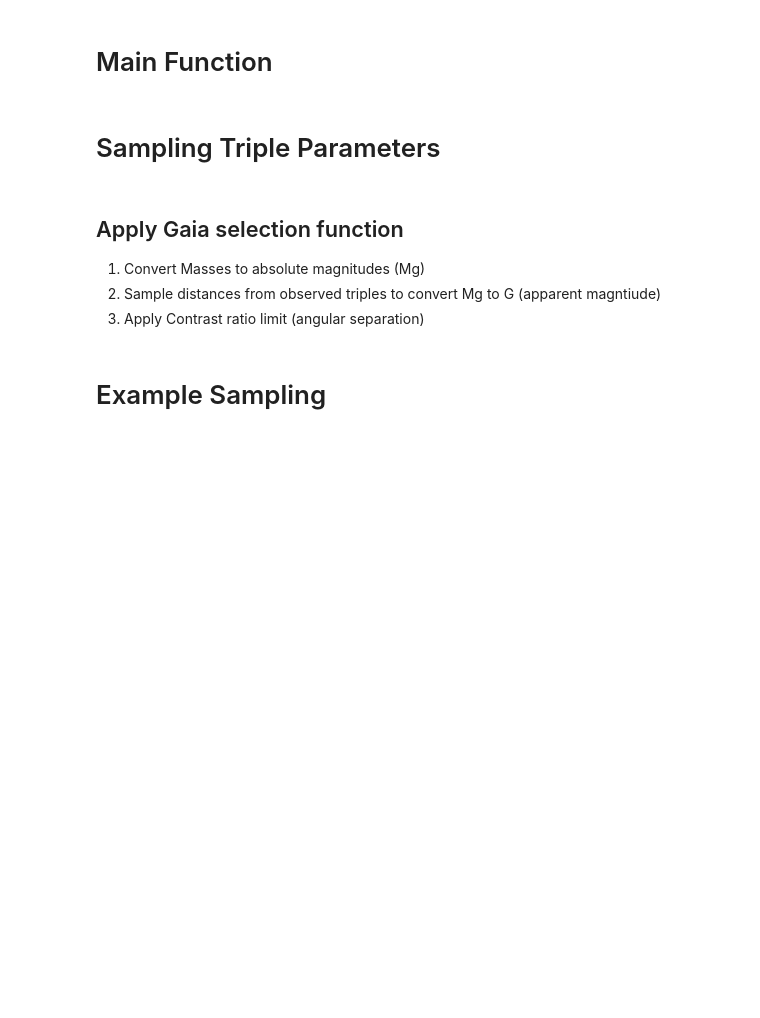
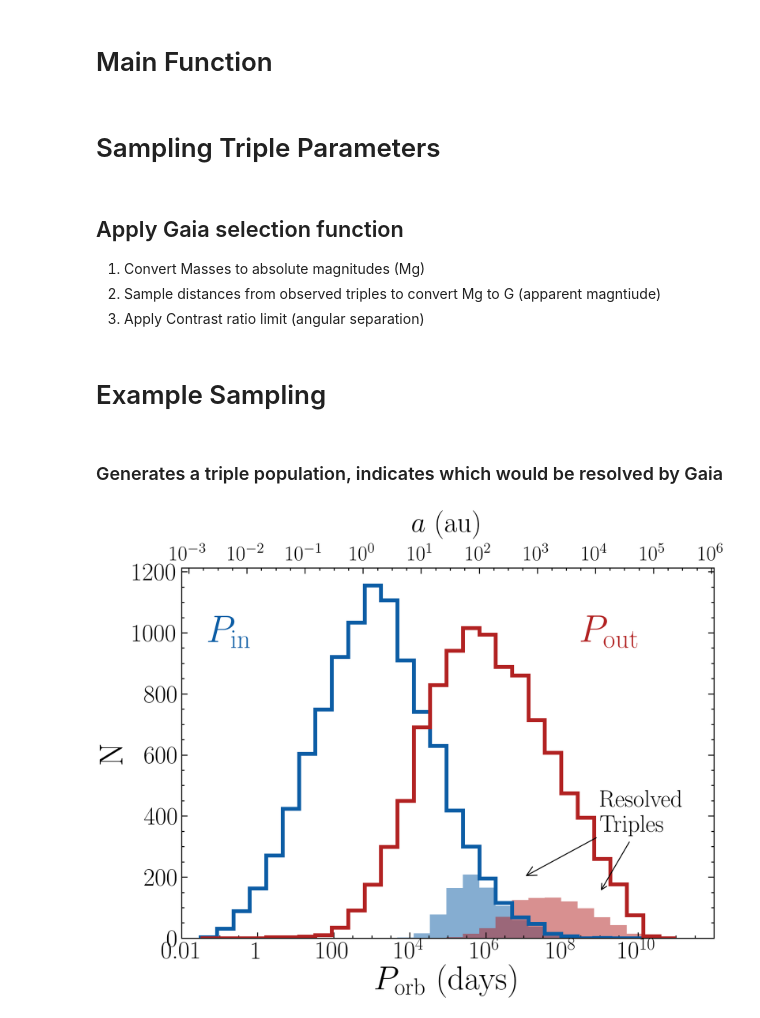
Before and after one commit to cheyanneshariat/gaia_triples, a Jupyter notebook: sampling_triples.ipynb, the cells around one changed output. Cells and saved outputs as stored; diff of their text form; code cells hidden in the pictures; blank space fills up the shorter version.

```diff
--- a/sampling_triples.ipynb
+++ b/sampling_triples.ipynb
@@ -285,7 +276,7 @@ def initial_conditions(IMF : str = 'constant_SFR',
 m1s,m2s,m3s,a1s,a2s,e1s,e2s = [],[],[],[],[], [], []
 
 for _ in range(10000):
-    m1,m2,m3,R1,R2,beta,beta2,gamma,gamma2,a1,a2,e1,e2,g1,g2,i,t_i,age = initial_conditions(IMF = 'constant_SFR', Periods = 'DM91', mass_ratios='uniform')
+    m1,m2,m3,R1,R2,beta,beta2,gamma,gamma2,a1,a2,e1,e2,g1,g2,i,t_i,age = initial_conditions(IMF = 'constant_SFR', Periods = 'DM91', mass_ratios='default')
     m1s.append(m1),m2s.append(m2),m3s.append(m3)
     a1s.append(a1),a2s.append(a2)
     e1s.append(e1),e2s.append(e2)
@@ -322,12 +310,14 @@ triples_catalog = pd.read_csv(data_PATH + "triples_catalog.csv")
 triple150 = resolved_triples.query("1000/inner_star1_parallax<100 and triple_type == 'MSMS-MS'")
 # %% [markdown]
 # Example Sampling
+# %% [markdown]
+### Generates a triple population, indicates which would be resolved by Gaia
 # %%
-def sample_all(this_IMF = 'cosmic_constant_SFR', this_Periods = 'DM91', this_IMRD='default'):
+def sample_all(this_IMF = 'constant_SFR', this_Periods = 'DM91', this_IMRD='default'):
     m1s,m2s,m3s,a1s,a2s,e1s,e2s = [],[],[],[],[], [], []
 
     for _ in range(10000):
-        m1,m2,m3,R1,R2,spin1P,spin2P,beta,beta2,gamma,gamma2,a1,a2,e1,e2,g1,g2,i,t_i,age,idum = initial_conditions(IMF = this_IMF, Periods = this_Periods, IMRD=this_IMRD)
+        m1,m2,m3,R1,R2,beta,beta2,gamma,gamma2,a1,a2,e1,e2,g1,g2,i,t_i,age = initial_conditions(IMF = this_IMF, Periods = this_Periods, mass_ratios=this_IMRD)
         m1s.append(m1),m2s.append(m2),m3s.append(m3)
         a1s.append(a1),a2s.append(a2)
         e1s.append(e1),e2s.append(e2)
@@ -357,14 +347,13 @@ def sample_all(this_IMF = 'cosmic_constant_SFR', this_Periods = 'DM91', this_IMR
     return results_df
 
 # different log-normal for solar-type and for low-mass stars
-results_df_dm91comb = sample_all(this_IMF = 'cosmic_constant_SFR', this_Periods = 'combined_log_normal', this_IMRD='default')
+results_df_dm91comb = sample_all(this_IMF = 'constant_SFR', this_Periods = 'combined_log_normal', this_IMRD='default')
 
-results_df_dm91 = sample_all(this_IMF = 'cosmic_constant_SFR', this_Periods = 'DM91', this_IMRD='default')
+# results_df_dm91 = sample_all(this_IMF = 'constant_SFR', this_Periods = 'DM91', this_IMRD='default')
 
-results_df_ragh10 = sample_all(this_IMF = 'cosmic_constant_SFR', this_Periods = 'Raghavan+10', this_IMRD='default')
+# results_df_ragh10 = sample_all(this_IMF = 'constant_SFR', this_Periods = 'Raghavan+10', this_IMRD='default')
 
-results_df_LU = sample_all(this_IMF = 'cosmic_constant_SFR', this_Periods = 'LU', this_IMRD='default')
-
+# results_df_LU = sample_all(this_IMF = 'constant_SFR', this_Periods = 'LU', this_IMRD='default')
 
 # # Write the dataframes as parquet files in the specified data_PATH
 # results_df_dm91_therm.to_parquet(data_PATH + "results_df_dm91_therm.parquet", index=False)
@@ -376,3 +363,55 @@ results_df_LU = sample_all(this_IMF = 'cosmic_constant_SFR', this_Periods = 'LU'
+# %%
+def Kepler_3rdLaw_SMA(m1,m2,SMA ): #M_sun and AU units, output in yr
+    return np.power( ( (SMA**3)/(m1+m2) ) ,1./2.)
+
+fig, ax = plt.subplots(figsize=(10, 7))
+
+
+P1, P2 = Kepler_3rdLaw_SMA(results_df_dm91comb.m1, results_df_dm91comb.m2, results_df_dm91comb.a1), Kepler_3rdLaw_SMA(results_df_dm91comb.m1+results_df_dm91comb.m2, results_df_dm91comb.m3, results_df_dm91comb.a2)
+P1_resolved, P2_resolved = Kepler_3rdLaw_SMA(results_df_dm91comb.query("resolved_sep == 'Y'").m1, results_df_dm91comb.query("resolved_sep == 'Y'").m2, results_df_dm91comb.query("resolved_sep == 'Y'").a1), Kepler_3rdLaw_SMA(results_df_dm91comb.query("resolved_sep == 'Y'").m1+results_df_dm91comb.query("resolved_sep == 'Y'").m2, results_df_dm91comb.query("resolved_sep == 'Y'").m3, results_df_dm91comb.query("resolved_sep == 'Y'").a2)
+
+
+bins = np.linspace(-1.5, 11, 30)
+
+ax.hist(np.log10(P1*365.25), bins=bins,histtype='step',density=False, color='C0', linewidth=4, label='$s_1$ Model', rasterized=True)
+ax.hist(np.log10(P2*365.25), bins=bins,histtype='step',density=False, color='firebrick', linewidth=4, label='$s_2$ Model', rasterized=True)
+ax.hist(np.log10(P1_resolved*365.25), bins=bins, histtype='stepfilled', density=False, color='C0', linewidth=1, label='$s_1$ Model', alpha=0.5,edgecolor=None, rasterized=True)
+ax.hist(np.log10(P2_resolved*365.25), bins=bins, histtype='stepfilled', density=False, color='firebrick', linewidth=1, label='$s_2$ Model', alpha=0.5,edgecolor=None, rasterized=True)
+
+# Add arrows to indicate "Observed"
+ax.annotate("Resolved\nTriples", xy=(7, 200), xytext=(9, 350),
+            arrowprops=dict(facecolor='black', arrowstyle='->'), fontsize=25, color='black')
+ax.annotate("", xy=(9, 150), xytext=(9.8, 320),
+            arrowprops=dict(facecolor='black', arrowstyle='->'), fontsize=15, color='black')
+
+ax.set_xlabel(r"$P_{\rm orb}$ (days)", fontsize=35, labelpad=1)
+ax.set_ylabel(r"N", fontsize=35)
+
+ax.text(0.05, 0.8, r"$P_{\rm in}$", transform=ax.transAxes, fontsize=40,color='C0')
+ax.text(0.75, 0.8, r"$P_{\rm out}$", transform=ax.transAxes, fontsize=40,color='firebrick')
+
+log_P_ticks = [-2,0,2,4,6,8,10]
+ax.set_xticks(log_P_ticks, ['0.01','1','100'] + [f"$10^{{{int(P)}}}$" for P in log_P_ticks[3:]])  # Pretty labels
+
+
+log_a_ticks = np.arange(-3., 7.)
+logP_ticks = np.log10(Kepler_3rdLaw_SMA(1, 0, 10**log_a_ticks)*365.25)
+
+# Add top axis
+ax_top = ax.twiny()
+ax_top.set_xlim(ax.get_xlim())
+
+ax_top.set_xticks(logP_ticks, [f"$10^{{{int(a)}}}$" for a in log_a_ticks])
+ax_top.set_xlabel(r"$a$ (au)", fontsize=30, labelpad=15)
+ax_top.tick_params(axis='both', labelsize=22)
+ax.tick_params(axis='both', labelsize=26)
+
+ax.set_xlim(left=-2,right=12)
+# plt.savefig(fig_PATH + "DM91_triple_resolvedolved_N.pdf")
+
+plt.show()
+# %% [output]
+[figure, added]
 # %%
 import os
 from multiprocessing import Pool
```
Also changed, not shown: parts of 12 cells of this notebook, 3 other files.
